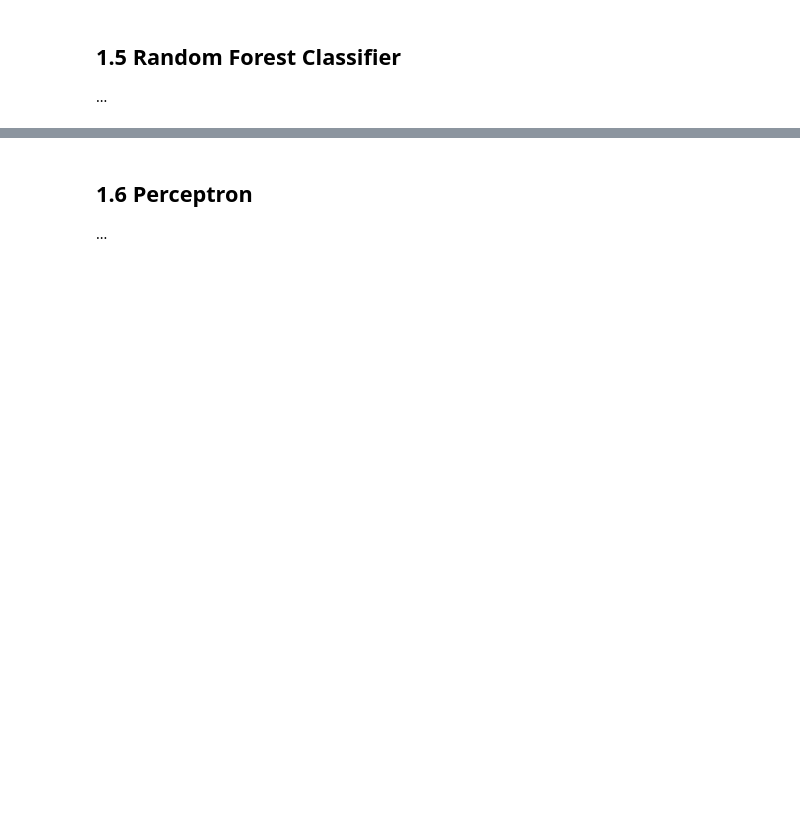
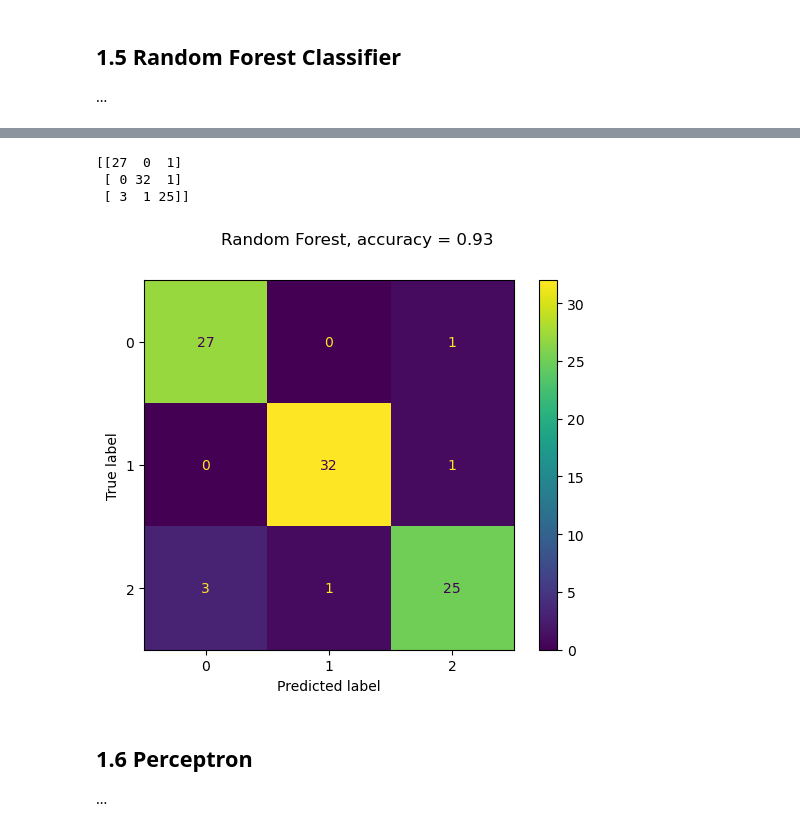
Before and after one commit to lukbrb/academic-physics, a Jupyter notebook: galaxy-classification/notebooks/01-Classifiers.ipynb, the cells around one changed output, grey strips where cells are left out. Cells and saved outputs as stored; diff of their text form; code cells hidden in the pictures; blank space fills up the shorter version.

```diff
--- a/galaxy-classification/notebooks/01-Classifiers.ipynb
+++ b/galaxy-classification/notebooks/01-Classifiers.ipynb
@@ -263,16 +274,21 @@ grid_search.best_params_
 # %%
 galaxies = load_galaxies(n_samples=100)
 X, y = galaxies.data, galaxies.target
 X_train, X_test, y_train, y_test = train_test_split(X, y, test_size=0.3, random_state=1)
 
-classifier = RandomForestClassifier(n_estimators=30, criterion='entropy', max_depth=35)
+classifier = RandomForestClassifier(n_estimators=20, criterion='entropy', max_depth=34)
 clf = make_pipeline(MinMaxScaler(), classifier)
 clf.fit(X_train, y_train)
 predictions = clf.predict(X_test)
 score = accuracy_score(y_test, predictions)
 print(confusion_matrix(y_test, predictions))
 disp = ConfusionMatrixDisplay.from_predictions(y_test, predictions)
 disp.figure_.suptitle(f"Random Forest, accuracy ={score: .2f}");
+# %% [output]
+[[27  0  1]
+ [ 0 32  1]
+ [ 3  1 25]]
+[figure, added]
 # %% [markdown]
 ## 1.6 Perceptron
 ...
```
Also changed, not shown: parts of 16 cells of this notebook.
